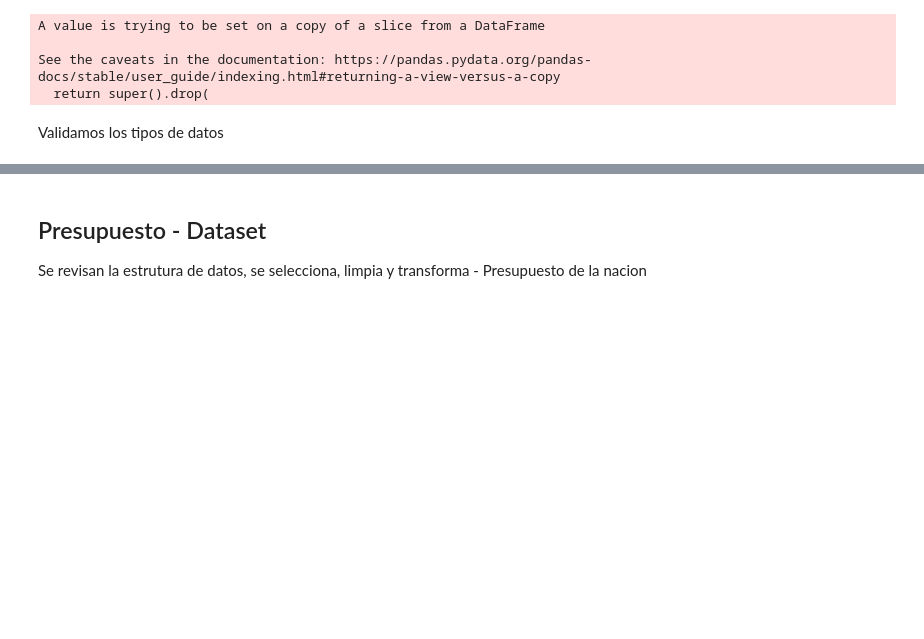
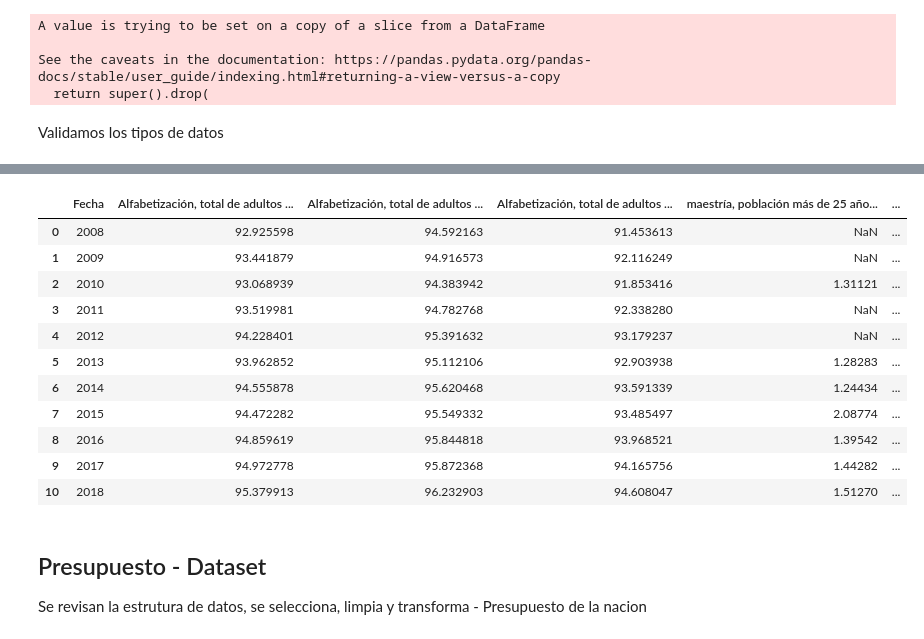
Before and after one commit to ibsanmorales/Proyecto-final-IngCaract, a Jupyter notebook: make_tidy_data.ipynb, the cells around one changed output, grey strips where cells are left out. Drawn from its saved outputs; the diff is of its cells as text; code cells hidden in the pictures; blank space fills up the shorter version.

```diff
--- a/make_tidy_data.ipynb
+++ b/make_tidy_data.ipynb
@@ -174,3 +180,31 @@ df_educacion_mexico_2008_2019_Main.dtypes
+# %%
+#renombrar variables
+colname = {'Tasa de alfabetización, total de adultos (% de personas de 15 años o más)': 'Alfabetización, total de adultos (% personas 15 o más)',
+'Tasa de alfabetización, varones adultos (% de varones de 15 años o más)':'Alfabetización, total de adultos (% varones 15 o más)',
+'Tasa de alfabetización, mujeres adultas (% de mujeres de 15 años o más)':'Alfabetización, total de adultos (% mujeres 15 o más)',
+df_educacion_mexico_2008_2019_Main.columns[4]:'maestría, población más de 25 años, total (%)',
+df_educacion_mexico_2008_2019_Main.columns[5]:'maestría, población más de 25 años, varones (%)',
+df_educacion_mexico_2008_2019_Main.columns[6]:'maestría, población más de 25 años, mujeres (%)',
+df_educacion_mexico_2008_2019_Main.columns[7]:'doctorado, población más de 25 años, total (%)',
+df_educacion_mexico_2008_2019_Main.columns[8]:'doctorado, población más de 25 años, varones (%)',
+df_educacion_mexico_2008_2019_Main.columns[9]:'doctorado, población más de 25 años, mujeres (%)',
+df_educacion_mexico_2008_2019_Main.columns[10]:'licenciatura, población más de 25 años, total (%)',
+df_educacion_mexico_2008_2019_Main.columns[11]:'licenciatura, población más de 25 años, varones (%)'}
+df_educacion_mexico_2008_2019_Main = df_educacion_mexico_2008_2019_Main.rename(columns=colname)
+df_educacion_mexico_2008_2019_Main
+# %% [output]
+|  | Fecha | Alfabetización, total de adultos ... | Alfabetización, total de adultos ... | Alfabetización, total de adultos ... | maestría, población más de 25 año... | ... |
+| 0 | 2008 | 92.925598 | 94.592163 | 91.453613 | NaN | ... |
+| 1 | 2009 | 93.441879 | 94.916573 | 92.116249 | NaN | ... |
+| 2 | 2010 | 93.068939 | 94.383942 | 91.853416 | 1.31121 | ... |
+| 3 | 2011 | 93.519981 | 94.782768 | 92.338280 | NaN | ... |
+| 4 | 2012 | 94.228401 | 95.391632 | 93.179237 | NaN | ... |
+| 5 | 2013 | 93.962852 | 95.112106 | 92.903938 | 1.28283 | ... |
+| 6 | 2014 | 94.555878 | 95.620468 | 93.591339 | 1.24434 | ... |
+| 7 | 2015 | 94.472282 | 95.549332 | 93.485497 | 2.08774 | ... |
+| 8 | 2016 | 94.859619 | 95.844818 | 93.968521 | 1.39542 | ... |
+| 9 | 2017 | 94.972778 | 95.872368 | 94.165756 | 1.44282 | ... |
+| 10 | 2018 | 95.379913 | 96.232903 | 94.608047 | 1.51270 | ... |
 # %% [markdown]
 ## Presupuesto - Dataset
 Se revisan la estrutura de datos, se selecciona, limpia y transforma - Presupuesto de la nacion
```
Also changed, not shown: parts of 12 cells of this notebook, 5 other files.
